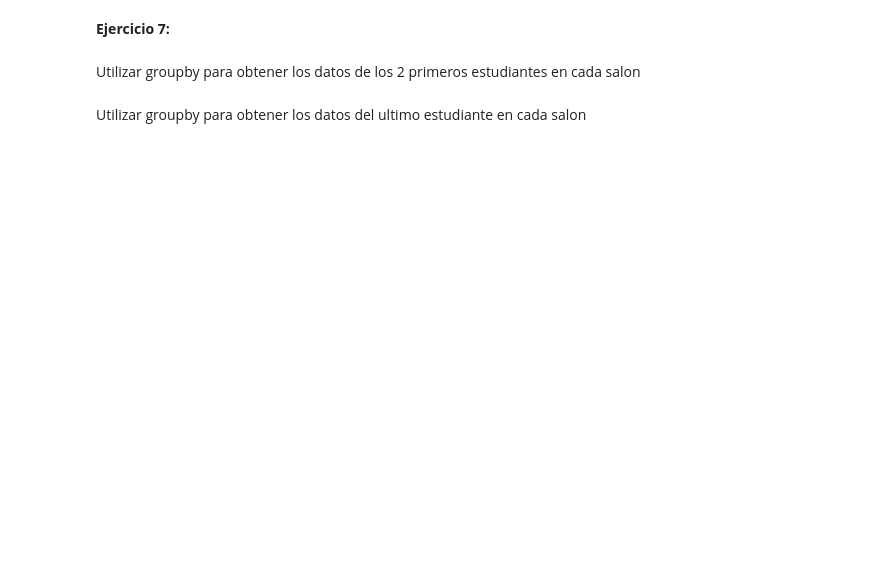
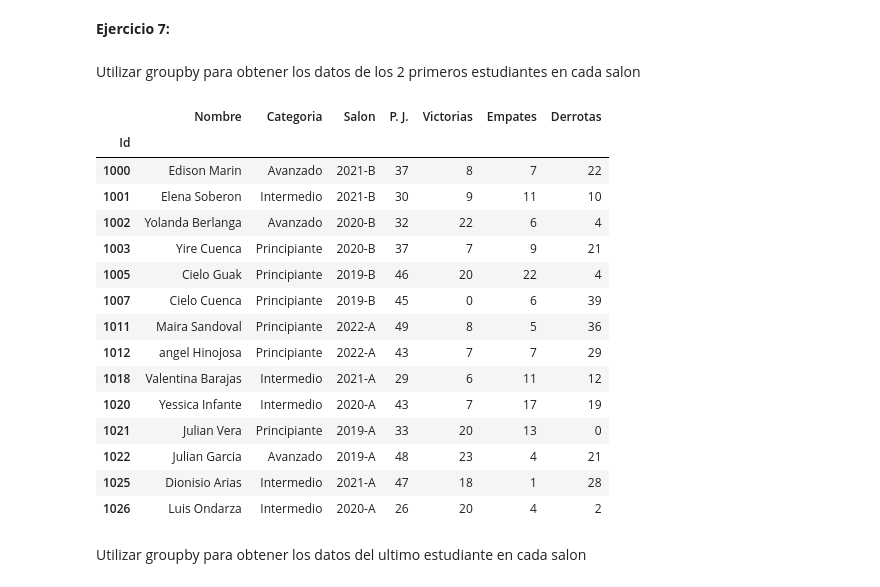
Before and after one commit to alcazarpedro/project_numpy_pandas, a Jupyter notebook: pandas_dtascience/5_Pivot/Agrupaciones.ipynb, the cells around one changed output. Drawn from its saved outputs; the diff is of its cells as text; code cells hidden in the pictures; blank space fills up the shorter version.

```diff
--- a/pandas_dtascience/5_Pivot/Agrupaciones.ipynb
+++ b/pandas_dtascience/5_Pivot/Agrupaciones.ipynb
@@ -6,3 +6,7 @@ import pandas as pd
 __Ejercicio 1:__
 # %% [markdown]
 Importar el archivo "Ajedrez.xlsx" en la variable Ajedrez
+# %%
+Ajedrez = pd.read_excel("./Ajedrez.xlsx",index_col="Id")
+
+Ajedrez
@@ -38,5 +176,24 @@ Utilizar groupby para obtener los datos de los estudiantes en cuyo salón, el m
 __Ejercicio 7:__
 # %% [markdown]
 Utilizar groupby para obtener los datos de los 2 primeros estudiantes en cada salon
+# %%
+Ajedrez.groupby("Salon").head(2)
+# %% [output]
+|  | Nombre | Categoria | Salon | P. J. | Victorias | Empates | Derrotas |
+| Id |  |  |  |  |  |  |  |
+| 1000 | Edison Marin | Avanzado | 2021-B | 37 | 8 | 7 | 22 |
+| 1001 | Elena Soberon | Intermedio | 2021-B | 30 | 9 | 11 | 10 |
+| 1002 | Yolanda Berlanga | Avanzado | 2020-B | 32 | 22 | 6 | 4 |
+| 1003 | Yire Cuenca | Principiante | 2020-B | 37 | 7 | 9 | 21 |
+| 1005 | Cielo Guak | Principiante | 2019-B | 46 | 20 | 22 | 4 |
+| 1007 | Cielo Cuenca | Principiante | 2019-B | 45 | 0 | 6 | 39 |
+| 1011 | Maira Sandoval | Principiante | 2022-A | 49 | 8 | 5 | 36 |
+| 1012 | angel Hinojosa | Principiante | 2022-A | 43 | 7 | 7 | 29 |
+| 1018 | Valentina Barajas | Intermedio | 2021-A | 29 | 6 | 11 | 12 |
+| 1020 | Yessica Infante | Intermedio | 2020-A | 43 | 7 | 17 | 19 |
+| 1021 | Julian Vera | Principiante | 2019-A | 33 | 20 | 13 | 0 |
+| 1022 | Julian Garcia | Avanzado | 2019-A | 48 | 23 | 4 | 21 |
+| 1025 | Dionisio Arias | Intermedio | 2021-A | 47 | 18 | 1 | 28 |
+| 1026 | Luis Ondarza | Intermedio | 2020-A | 26 | 20 | 4 | 2 |
 # %% [markdown]
 Utilizar groupby para obtener los datos del ultimo estudiante en cada salon
```
Also changed, not shown: parts of 16 cells of this notebook.
